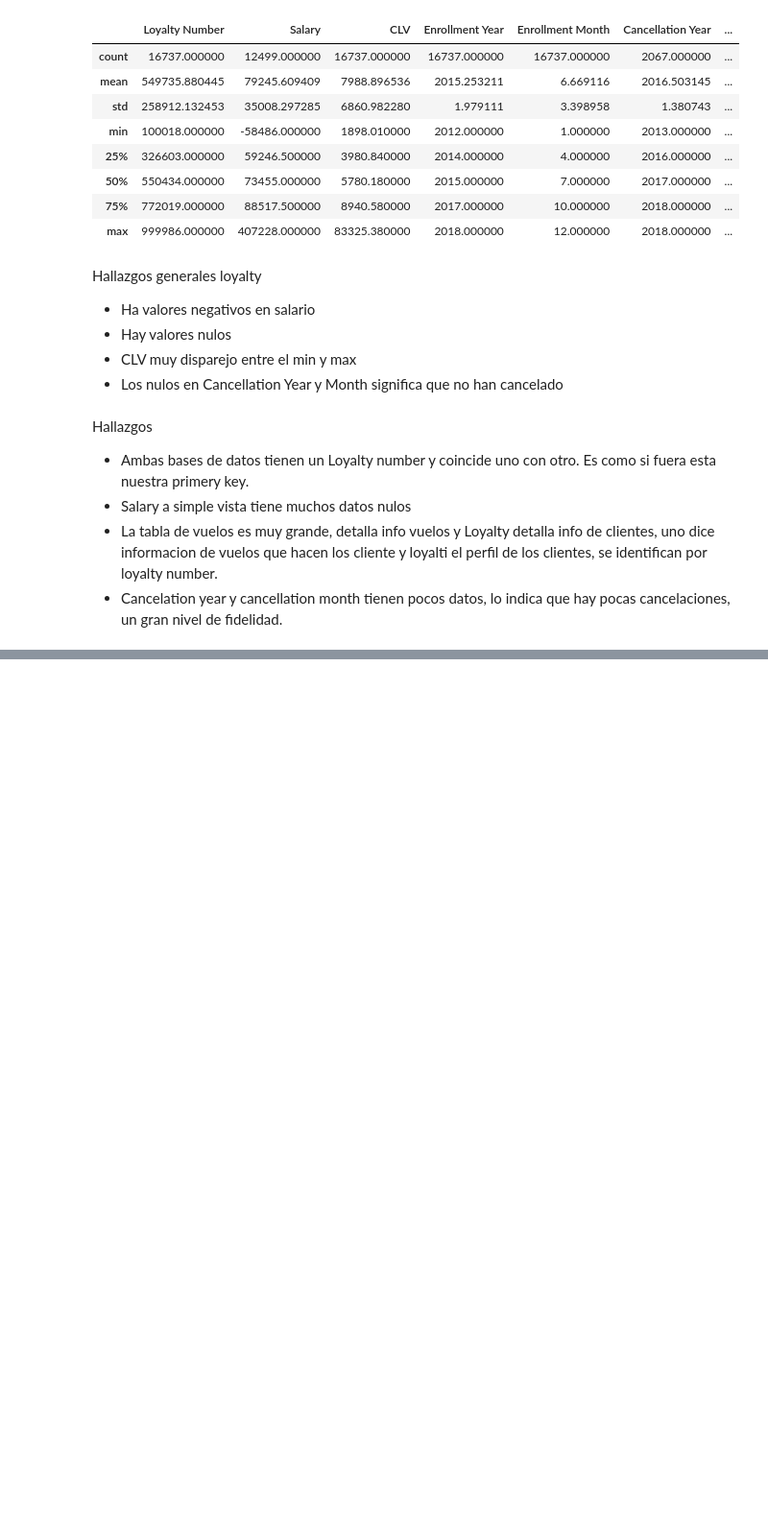
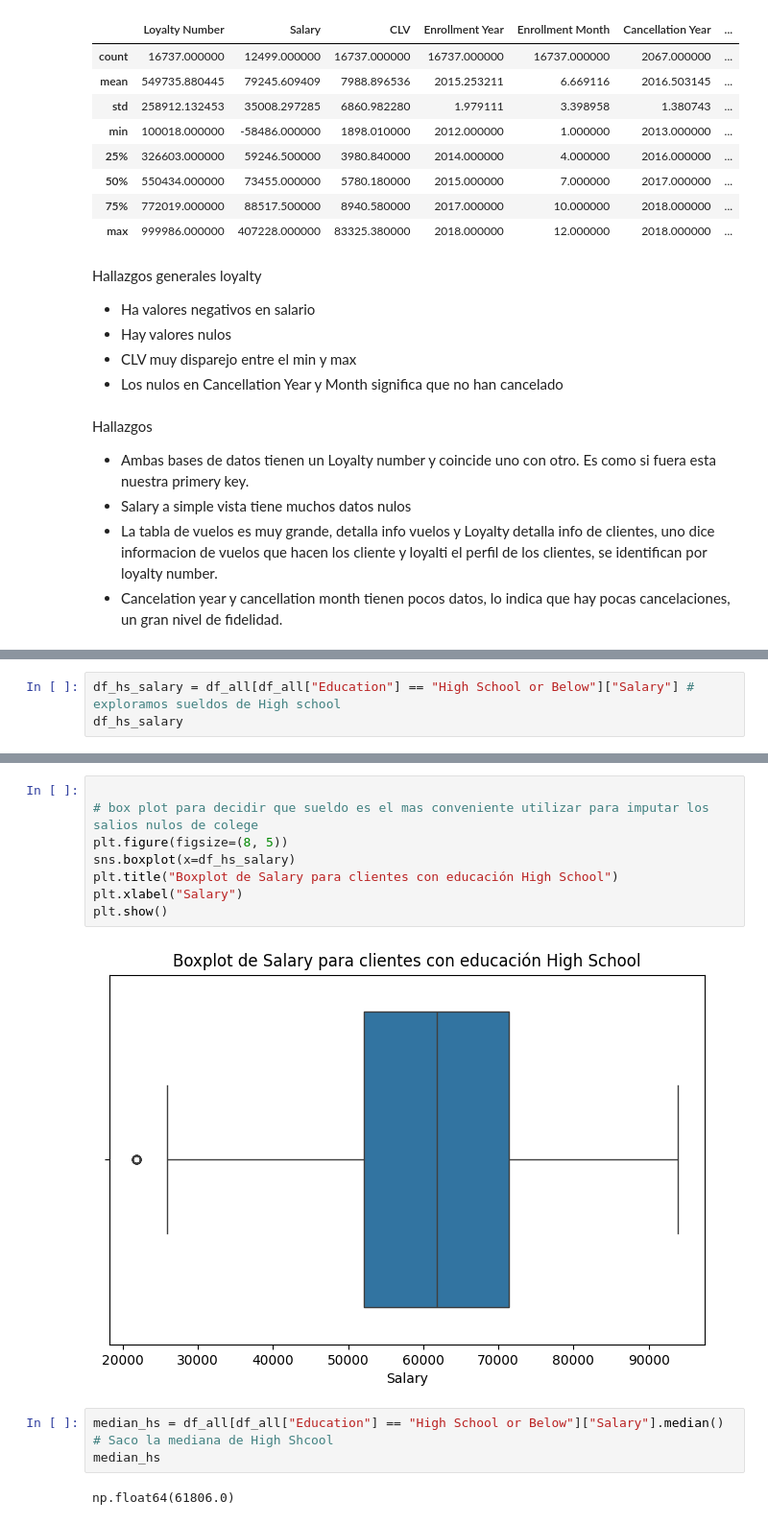
Before and after one commit to Adalab/bda-modulo-3-evaluacion-final-Valeangie, a Jupyter notebook: evaluacion_final_modulo_3.ipynb, the cells around one changed output, grey strips where cells are left out. Shown at 96% size. Saved outputs shown, nothing was run; the diff lists cells and outputs as text; blank space fills up the shorter version.

```diff
--- a/evaluacion_final_modulo_3.ipynb
+++ b/evaluacion_final_modulo_3.ipynb
@@ -146,0 +425,3 @@ Hallazgos
+# %%
+df_hs_salary = df_all[df_all["Education"] == "High School or Below"]["Salary"] # exploramos sueldos de High school
+df_hs_salary
@@ -146,0 +453,15 @@ Hallazgos
+# %%
+
+# box plot para decidir que sueldo es el mas conveniente utilizar para imputar los salios nulos de colege
+plt.figure(figsize=(8, 5))
+sns.boxplot(x=df_hs_salary)
+plt.title("Boxplot de Salary para clientes con educación High School")
+plt.xlabel("Salary")
+plt.show()
+# %% [output]
+[figure, added]
+# %%
+median_hs = df_all[df_all["Education"] == "High School or Below"]["Salary"].median() # Saco la mediana de High Shcool
+median_hs
+# %% [output]
+np.float64(61806.0)
```
Also changed, not shown: parts of 53 cells of this notebook.
